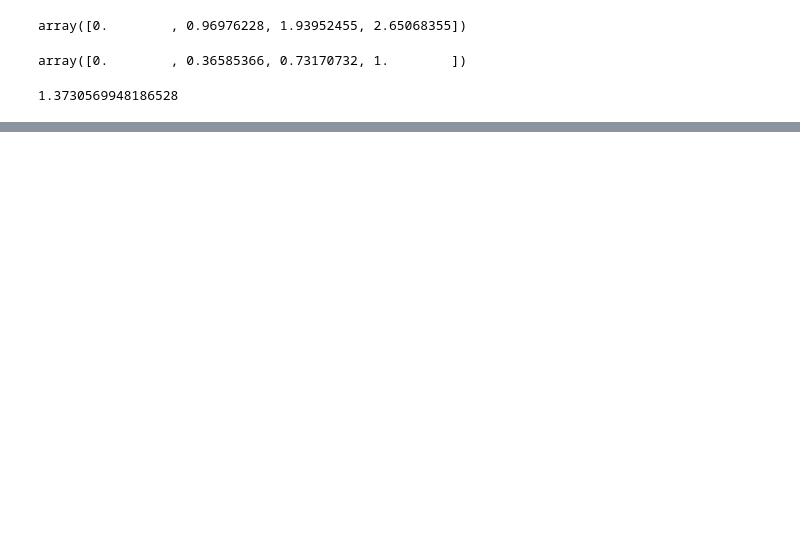
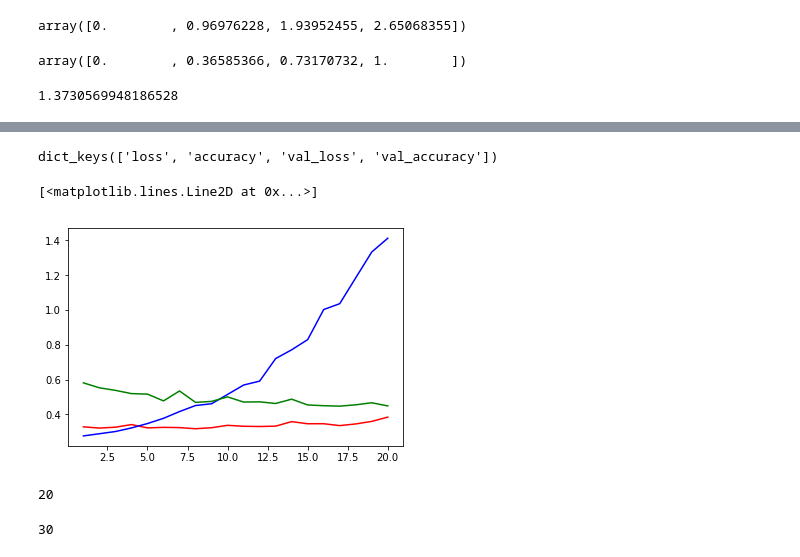
Before and after one commit to prwlnght/ml-tidbits, a Jupyter notebook: keras_book_review/chapter_4.ipynb, the cells around one changed output, grey strips where cells are left out. Cells and saved outputs as stored; diff of their text form; code cells hidden in the pictures; blank space fills up the shorter version.

```diff
--- a/keras_book_review/chapter_4.ipynb
+++ b/keras_book_review/chapter_4.ipynb
@@ -29,0 +61,27 @@ array([0.        , 0.36585366, 0.73170732, 1.        ])
+# %%
+model= models.Sequential()
+model.add(layers.Dense(16, kernel_regularizer=regularizers.l2(0.001), activation='relu', input_shape=(10000,)))
+model.add(layers.Dense(16, kernel_regularizer=regularizers.l2(0.001), activation='relu'))
+model.add(layers.Dense(1, activation='sigmoid'))
+
+model.compile(optimizer='rmsprop', loss='binary_crossentropy', metrics=['accuracy'])
+# %%
+history = model.fit(x_train[:20000], y_train[:20000], epochs=20, batch_size=28, validation_data=(x_train[20000:], y_train[20000:]))
+# %%
+#no regularizer
+model2= models.Sequential()
+model2.add(layers.Dense(16, activation='relu', input_shape=(10000,)))
+model2.add(layers.Dense(16, activation='relu'))
+model2.add(layers.Dense(1, activation='sigmoid'))
+
+model2.compile(optimizer='rmsprop', loss='binary_crossentropy', metrics=['accuracy'])
+history_noregularizer= model2.fit(x_train[:20000], y_train[:20000], epochs=20, batch_size=28, validation_data=(x_train[20000:], y_train[20000:]))
+# %%
+#adding both l1 and l2 regularizers
+model3= models.Sequential()
+model3.add(layers.Dense(16, kernel_regularizer=regularizers.l1_l2(l1=0.001, l2=0.001), activation='relu', input_shape=(10000,)))
+model3.add(layers.Dense(16, kernel_regularizer=regularizers.l1_l2(l1=0.001, l2=0.001), activation='relu'))
+model3.add(layers.Dense(1, activation='sigmoid'))
+
+model3.compile(optimizer='rmsprop', loss='binary_crossentropy', metrics=['accuracy'])
+both_regularizers = model3.fit(x_train[:20000], y_train[:20000], epochs=20, batch_size=28, validation_data=(x_train[20000:], y_train[20000:]))
@@ -29,0 +106,15 @@ array([0.        , 0.36585366, 0.73170732, 1.        ])
+# %%
+history.history.keys()
+# %% [output]
+dict_keys(['loss', 'accuracy', 'val_loss', 'val_accuracy'])
+# %%
+import matplotlib.pyplot as plt
+import seaborn as sns
+plt.plot(range(1, 21), history.history['val_loss'], 'r-')
+#plt.plot(range(1, 21), history.history['accuracy'], 'ro')
+plt.plot(range(1, 21), history_noregularizer.history['val_loss'], 'b-')
+#plt.plot(range(1, 21), history_noregularizer.history['accuracy'], 'bo')
+plt.plot(range(1, 21), both_regularizers.history['val_loss'], 'g-')
+# %% [output]
+[<matplotlib.lines.Line2D at 0x...>]
+[figure, added]
@@ -29,0 +123,10 @@ array([0.        , 0.36585366, 0.73170732, 1.        ])
+# %%
+one_mask = a[a==1]
+len(one_mask)
+# %% [output]
+20
+# %%
+zero_mask = a[a==0]
+len(zero_mask)
+# %% [output]
+30
```
Also changed, not shown: parts of 11 cells of this notebook.
